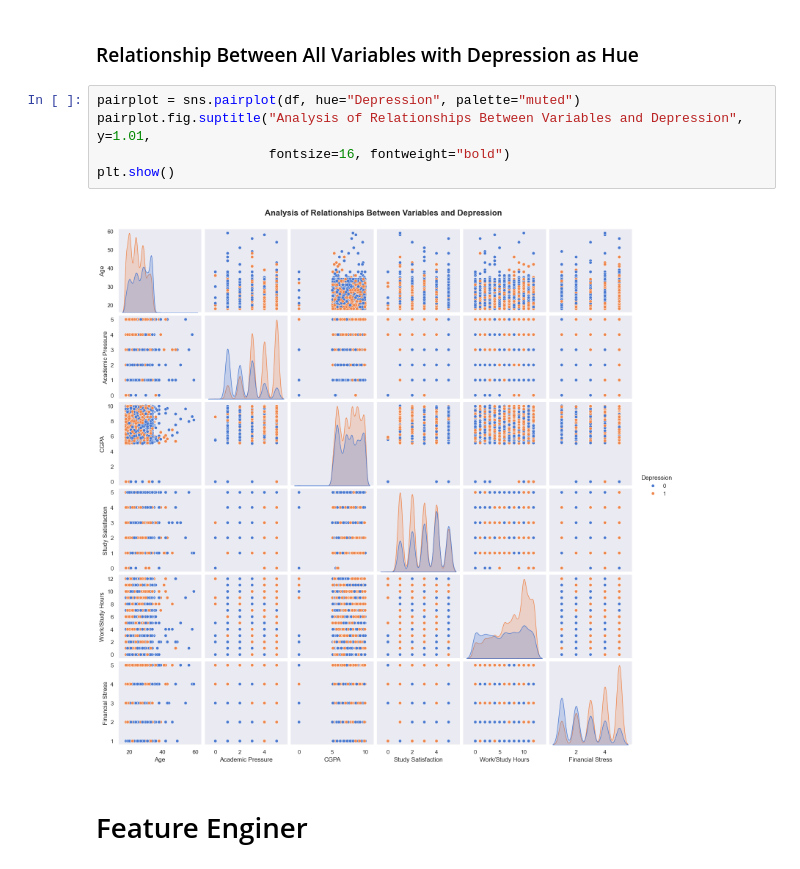
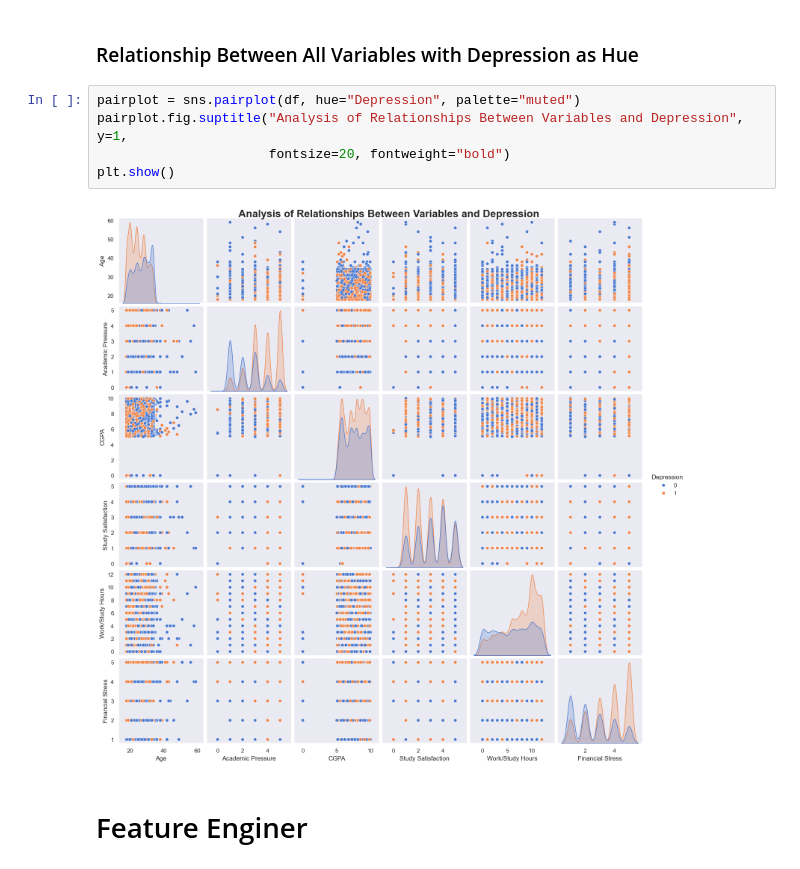
Before and after one commit to JoaoHeslin/Predicting-Depression-in-Student, a Jupyter notebook: relatorio.ipynb, the cells around one changed output. Cells and saved outputs as stored; diff of their text form.

```diff
--- a/relatorio.ipynb
+++ b/relatorio.ipynb
@@ -572,11 +572,11 @@ df.drop(columns=["CGPA Group"],axis=1, inplace=True)
 ### Relationship Between All Variables with Depression as Hue
 # %%
 pairplot = sns.pairplot(df, hue="Depression", palette="muted")
-pairplot.fig.suptitle("Analysis of Relationships Between Variables and Depression", y=1.01,
-                      fontsize=16, fontweight="bold")
+pairplot.fig.suptitle("Analysis of Relationships Between Variables and Depression", y=1,
+                      fontsize=20, fontweight="bold")
 plt.show()
 # %% [output]
-[figure, old version]
+[figure, new version]
 # %% [markdown]
 # Feature Enginer
 # %% [markdown]
```
Also changed, not shown: parts of 1 cell of this notebook.
